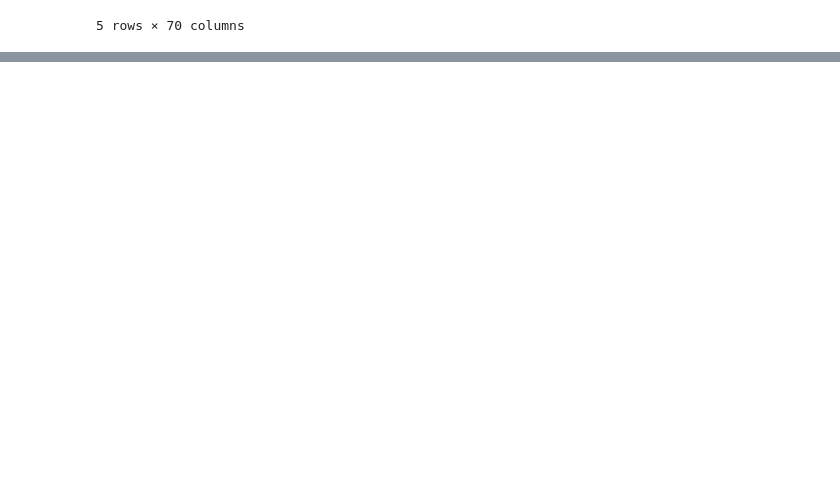
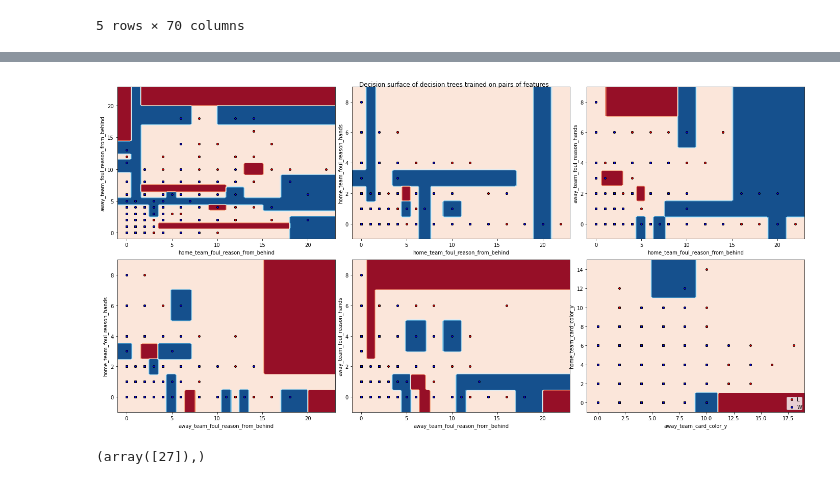
Before and after one commit to kcelebi/euro-football-officials-ML, a Jupyter notebook: pysrc/RF_final.ipynb, the cells around one changed output, grey strips where cells are left out. Saved outputs shown, nothing was run; the diff lists cells and outputs as text; code cells hidden in the pictures; blank space fills up the shorter version.

```diff
--- a/pysrc/RF_final.ipynb
+++ b/pysrc/RF_final.ipynb
@@ -45,0 +67,56 @@ CM()
+# %%
+# Parameters
+n_classes = 2
+plot_colors = "rb"
+plot_step = 1
+
+fig, axs = plt.subplots(2, 3, figsize = (20,10))
+for pairidx, pair in enumerate([[0, 1], [0, 2], [0, 3], [1, 2], [1, 3], [27, 26]]):
+    # We only take the two corresponding features
+    X_ = X.values[:, pair]
+    y_ = y
+
+    pipe = Pipeline(steps = [
+        ('scaler', StandardScaler()),
+        ('rf', DecisionTreeClassifier(class_weight = weights))
+    ])
+
+    # Train
+    clf2 = pipe.fit(X_, y_)
+
+    # Plot the decision boundary
+    #ax = plt.subplot(2, 3, pairidx + 1)
+    ax = axs.flat[pairidx]
+    plt.tight_layout(h_pad=0.5, w_pad=0.5, pad=2.5)
+    DecisionBoundaryDisplay.from_estimator(
+        clf2,
+        X_,
+        cmap=plt.cm.RdBu,
+        response_method="predict",
+        ax=ax,
+        xlabel=X.columns[pair[0]],
+        ylabel=X.columns[pair[1]],
+    )
+
+    # Plot the training points
+    for i, color in zip(range(n_classes), plot_colors):
+        idx = np.where(y_ == ['L', 'W'][i])
+        ax.scatter(
+            X_[idx, 0],
+            X_[idx, 1],
+            c=color,
+            label=['L', 'W'][i],
+            cmap=plt.cm.RdBu,
+            edgecolor="black",
+            s=15,
+        )
+
+plt.suptitle("Decision surface of decision trees trained on pairs of features")
+plt.legend(loc="lower right", borderpad=0, handletextpad=0)
+_ = plt.axis("tight")
+# %% [output]
+[figure, added]
+# %%
+np.where(np.array(X.columns) == 'away_team_card_color_y')
+# %% [output]
+(array([27]),)
```
Also changed, not shown: parts of 4 cells of this notebook, 1 other file.
